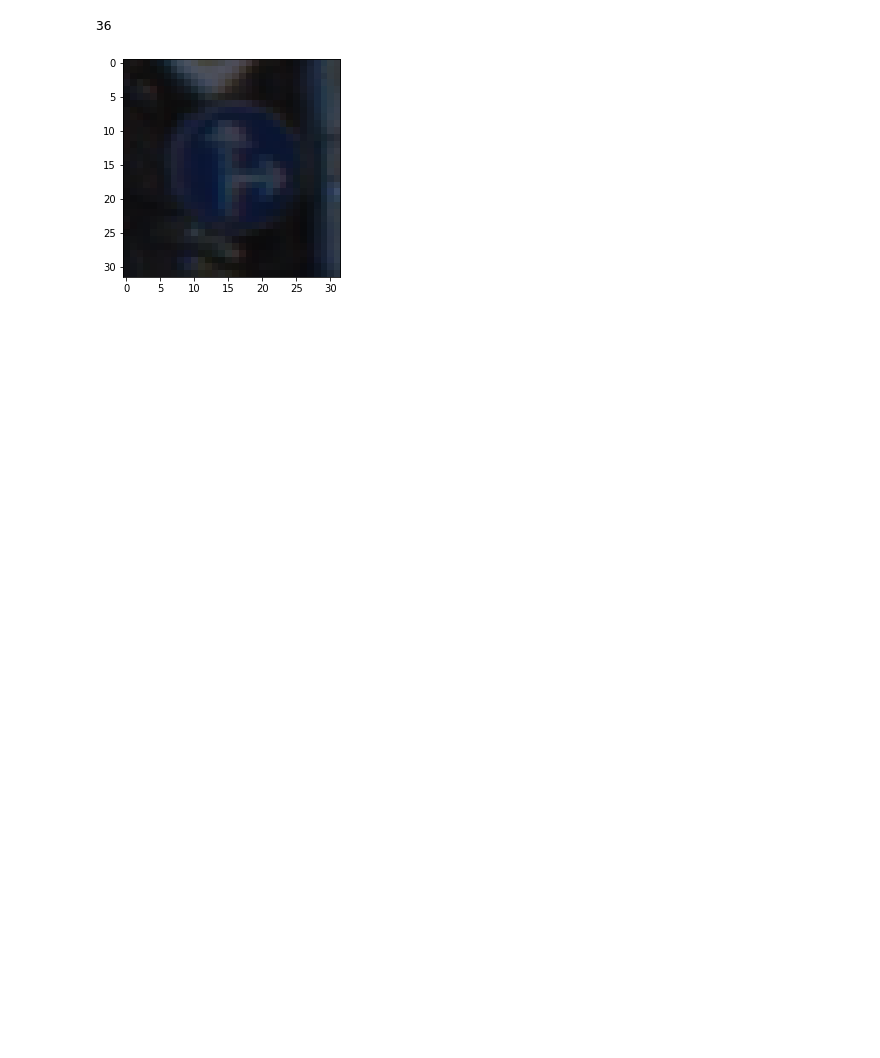
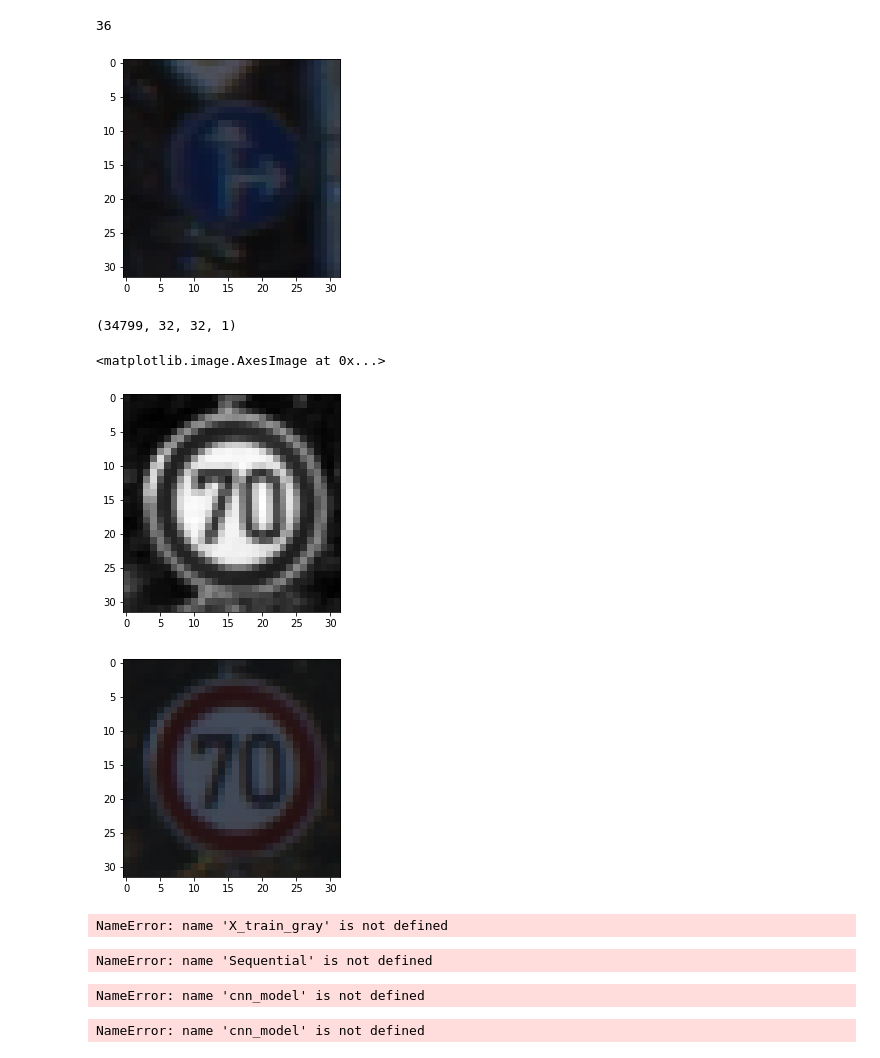
Before and after one commit to AvinashTiwari/Artifical-intelligence-2, a Jupyter notebook: 7_AI_Project/5_Lenet_Traffic_Sign/TRAFFIC SIGNS USING LE-NET ARCHITECTURE IN KERAS.ipynb, the cells around one changed output. Saved outputs shown, nothing was run; the diff lists cells and outputs as text; code cells hidden in the pictures; blank space fills up the shorter version.

```diff
--- a/7_AI_Project/5_Lenet_Traffic_Sign/TRAFFIC SIGNS USING LE-NET ARCHITECTURE IN KERAS.ipynb
+++ b/7_AI_Project/5_Lenet_Traffic_Sign/TRAFFIC SIGNS USING LE-NET ARCHITECTURE IN KERAS.ipynb
@@ -26,3 +26,10 @@ y_train[i]
 # %% [output]
 36
 [figure]
+# %%
+from sklearn.utils import shuffle
+X_train, y_train = shuffle(X_train, y_train)
+# %%
+X_train_gray = np.sum(X_train/3, axis=3, keepdims=True)
+X_test_gray  = np.sum(X_test/3, axis=3, keepdims=True)
+X_validation_gray  = np.sum(X_validation/3, axis=3, keepdims=True)
@@ -28,0 +40,13 @@ y_train[i]
+# %%
+X_train_gray.shape
+# %% [output]
+(34799, 32, 32, 1)
+# %%
+i = 610
+plt.imshow(X_train_gray[i].squeeze(), cmap='gray')
+plt.figure()
+plt.imshow(X_train[i])
+# %% [output]
+<matplotlib.image.AxesImage at 0x...>
+[figure, added]
+[figure, added]
@@ -28,0 +60,35 @@ y_train[i]
+# %%
+image_shape = X_train_gray[i].shape
+# %% [output]
+NameError: name 'X_train_gray' is not defined
+# %%
+cnn_model = Sequential()
+
+cnn_model.add(Conv2D(filters=6, kernel_size=(5, 5), activation='relu', input_shape=(32,32,1)))
+cnn_model.add(AveragePooling2D())
+
+cnn_model.add(Conv2D(filters=16, kernel_size=(5, 5), activation='relu'))
+cnn_model.add(AveragePooling2D())
+
+cnn_model.add(Flatten())
+
+cnn_model.add(Dense(units=120, activation='relu'))
+
+cnn_model.add(Dense(units=84, activation='relu'))
+
+cnn_model.add(Dense(units=43, activation = 'softmax'))
+# %% [output]
+NameError: name 'Sequential' is not defined
+# %%
+cnn_model.compile(loss ='sparse_categorical_crossentropy', optimizer=Adam(lr=0.001),metrics =['accuracy'])
+# %% [output]
+NameError: name 'cnn_model' is not defined
+# %%
+history = cnn_model.fit(X_train_gray_norm,
+                        y_train,
+                        batch_size=500,
+                        nb_epoch=50,
+                        verbose=1,
+                        validation_data = (X_validation_gray_norm,y_validation))
+# %% [output]
+NameError: name 'cnn_model' is not defined
```
Also changed, not shown: parts of 9 cells of this notebook.
